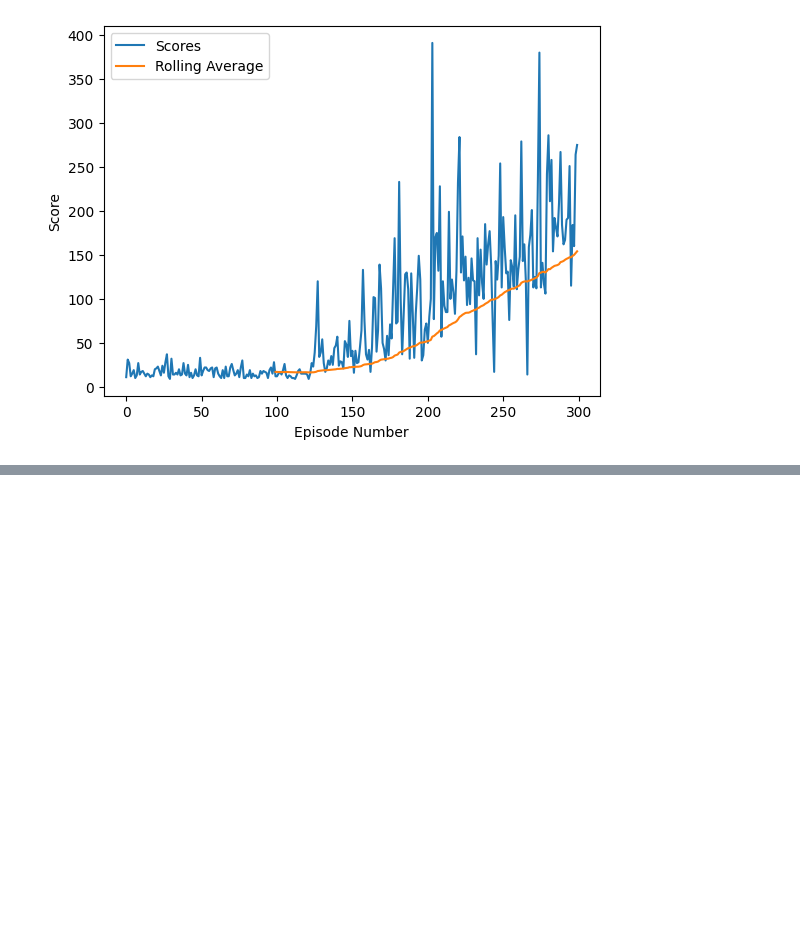
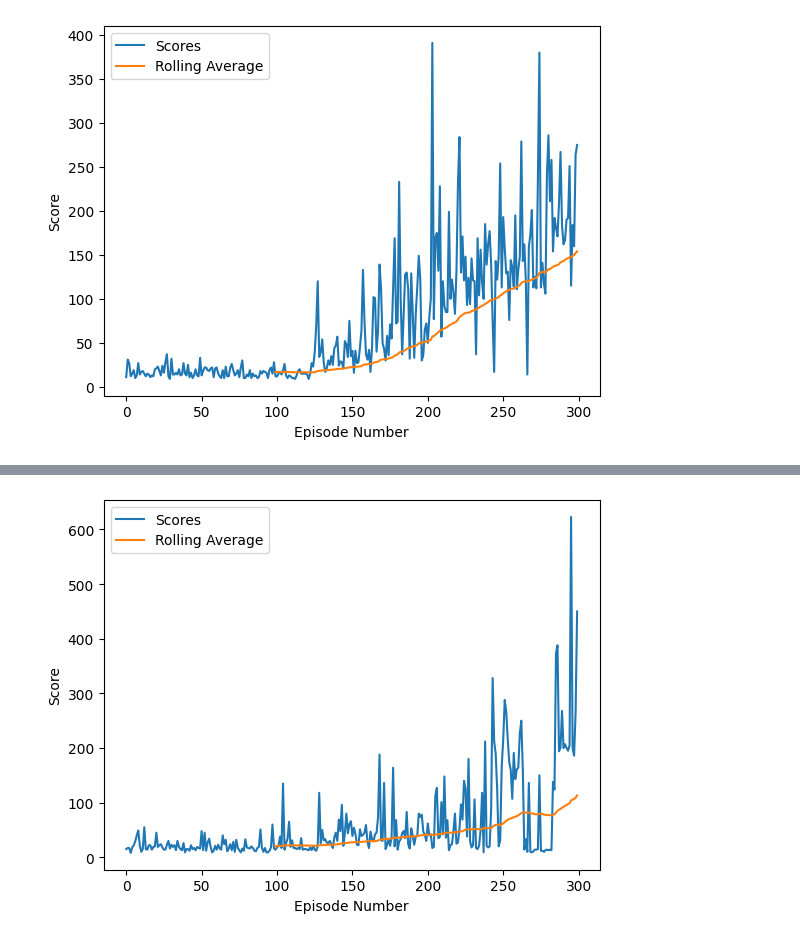
Before and after one commit to malkiAbdelhamid/Advanced-Deep-Learning-2024-2025-esisba, a Jupyter notebook: lab2_Deep_Q_Learning/EX1_DQN_CartPole_2025.ipynb, the cells around one changed output, grey strips where cells are left out. Drawn from its saved outputs; the diff is of its cells as text; code cells hidden in the pictures; blank space fills up the shorter version.

Commit message:
lab2 ex1 added agent2 without random sampling (mem flag implemented)

```diff
--- a/lab2_Deep_Q_Learning/EX1_DQN_CartPole_2025.ipynb
+++ b/lab2_Deep_Q_Learning/EX1_DQN_CartPole_2025.ipynb
@@ -71,9 +71,10 @@ class QNetwork(nn.Module):
 # %%
 # Define memory for Experience Replay
 class ReplayMemory():
-    def __init__(self, maxlen, batch_size):
+    def __init__(self, maxlen, batch_size, memRandomFlag=True):
         self.memory = deque([], maxlen=maxlen)
         self.batch_size = batch_size
+        self.memRandomFlag = memRandomFlag # Flag to decide whether to use random sampling or not. Default is True.  #-----------------add code here-----------------------
 
     def append(self, experience):
         self.memory.append(experience)
@@ -81,8 +82,11 @@ class ReplayMemory():
     def sample(self):
         #Randomly sample a batch of experiences from memory
         #-----------------add code here-----------------------
-        batch_size = min(self.batch_size, len(self.memory))  # Handle case where memory is smaller than batch size
-        experiences = random.sample(self.memory, k=batch_size)
+        batch_size = min(self.batch_size, len(self.memory)) # Handle case where memory is smaller than batch size
+        if self.memRandomFlag:
+            experiences = random.sample(self.memory, k=batch_size)
+        else:
+            experiences = list(self.memory)[-batch_size:]  # Return last k experiences
         return experiences #Return the sampled experiences
 
     def __len__(self):
@@ -92,7 +96,7 @@ class ReplayMemory():
 class DQAgent():
         """Interacts with and learns from the environment."""
 
-        def __init__(self, state_shape, action_space_size, seed, h1_nodes=64, learning_rate=5e-4, replay_memory_size=int(1e5),batch_size=64, UPDATE_EVERY=20, LEARN_EVERY=4,GAMMA=0.99):
+        def __init__(self, state_shape, action_space_size, seed, memRandomFlag=True, h1_nodes=64, learning_rate=5e-4, replay_memory_size=int(1e5),batch_size=64, UPDATE_EVERY=20, LEARN_EVERY=4,GAMMA=0.99):
            """Initialize an Agent object. """
 
            self.state_shape = state_shape
@@ -105,6 +109,7 @@ class DQAgent():
            self.learning_rate = learning_rate
            self.batch_size = batch_size
            self.replay_memory_size = replay_memory_size
+           self.memRandomFlag = memRandomFlag
 
 
            # Q-Network
@@ -115,7 +120,7 @@ class DQAgent():
            self.optimizer = optim.Adam(self.local_dqn.parameters(), lr=self.learning_rate)
 
            # Replay memory
-           self.memory = ReplayMemory( self.replay_memory_size,self.batch_size)
+           self.memory = ReplayMemory( self.replay_memory_size,self.batch_size,self.memRandomFlag)
 
            # Initialize time step (for learn every LEARN_EVERY steps)
            self.l_step = 0
@@ -263,3 +268,6 @@ _ = ax.set_xlabel("Episode Number")
 _ = ax.set_ylabel("Score")
 # %% [output]
 [figure]
+# %%
+agent2 = DQAgent(state_shape=env.observation_space.shape[0], action_space_size=env.action_space.n, seed=0,memRandomFlag=False)
+scores2 = dqn_train(agent2, env)
@@ -265,0 +281,14 @@ _ = ax.set_ylabel("Score")
+# %%
+scores2 = pd.Series(scores2, name="scores")
+scores2.describe()
+fig, ax = plt.subplots(1, 1)
+_ = scores2.plot(ax=ax, label="Scores")
+_ = (scores2.rolling(window=100)
+           .mean()
+           .rename("Rolling Average")
+           .plot(ax=ax))
+ax.legend()
+_ = ax.set_xlabel("Episode Number")
+_ = ax.set_ylabel("Score")
+# %% [output]
+[figure, added]
```
Also changed, not shown: parts of 2 cells of this notebook, 1 other file.
